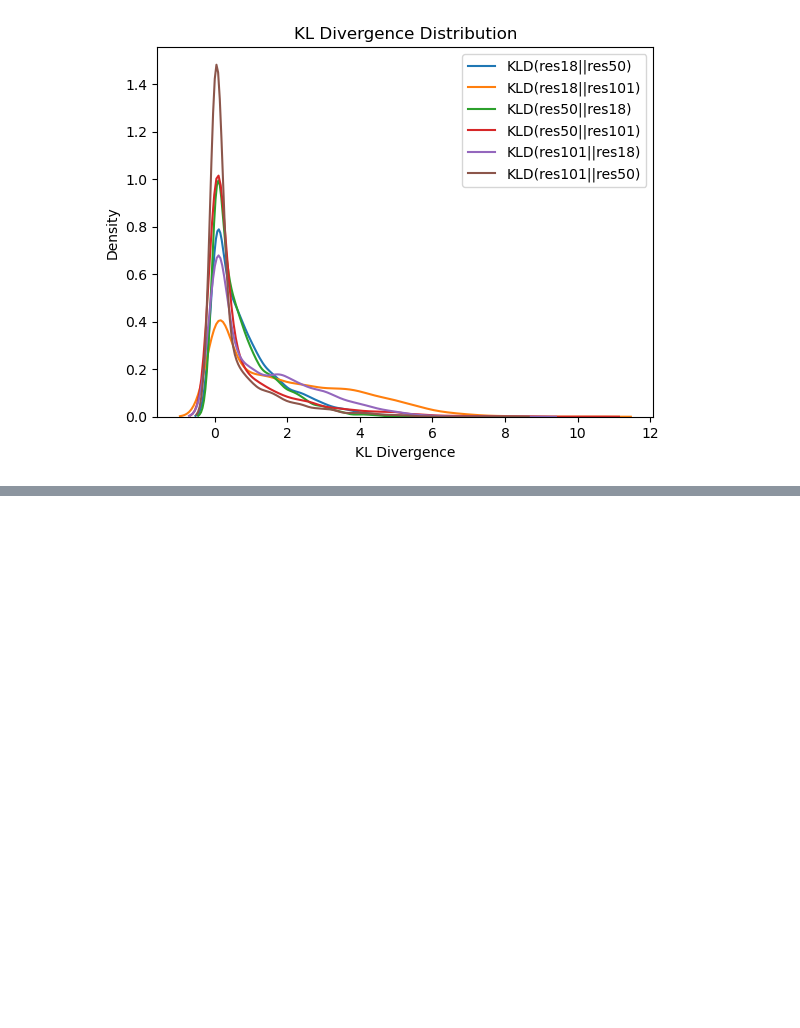
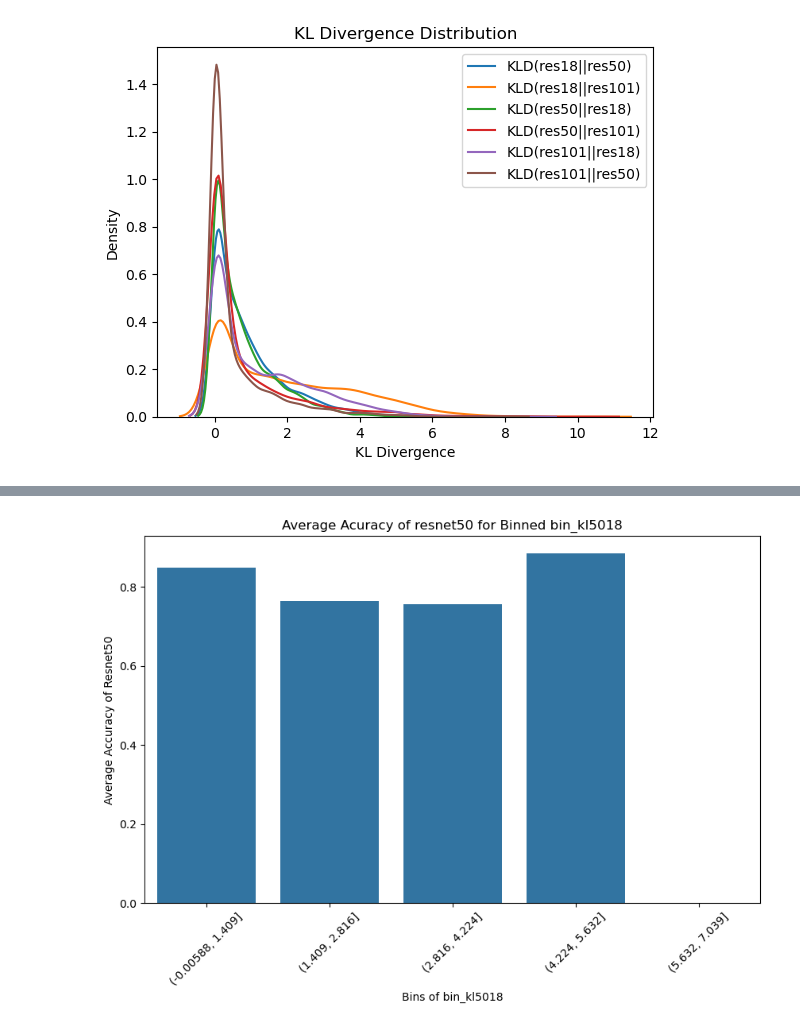
Before and after one commit to TimothyZG/wliura2024, a Jupyter notebook: post-exp2-analysis/analysis.ipynb, the cells around one changed output, grey strips where cells are left out. Drawn from its saved outputs; the diff is of its cells as text; code cells hidden in the pictures; blank space fills up the shorter version.

```diff
--- a/post-exp2-analysis/analysis.ipynb
+++ b/post-exp2-analysis/analysis.ipynb
@@ -326,0 +348,4 @@ plt.legend()
+# %%
+df50['bin_kl5018'] = pd.cut(df50['kl_50_18'], bins=binnum)
+df50['bin_kl50101'] = pd.cut(df50['kl_50_101'], bins=binnum)
+df50.head()
@@ -326,0 +360,11 @@ plt.legend()
+# %%
+grouped_kl5018 = df50.groupby('bin_kl5018')['corr'].mean().reset_index()
+plt.figure(figsize=(10, 6))
+sns.barplot(x='bin_kl5018', y='corr', data=grouped_kl5018)
+plt.xlabel('Bins of bin_kl5018')
+plt.ylabel('Average Accuracy of Resnet50')
+plt.title('Average Acuracy of resnet50 for Binned bin_kl5018')
+plt.xticks(rotation=45)
+plt.show()
+# %% [output]
+[figure, added]
```
Also changed, not shown: parts of 14 cells of this notebook, 4 other files.
